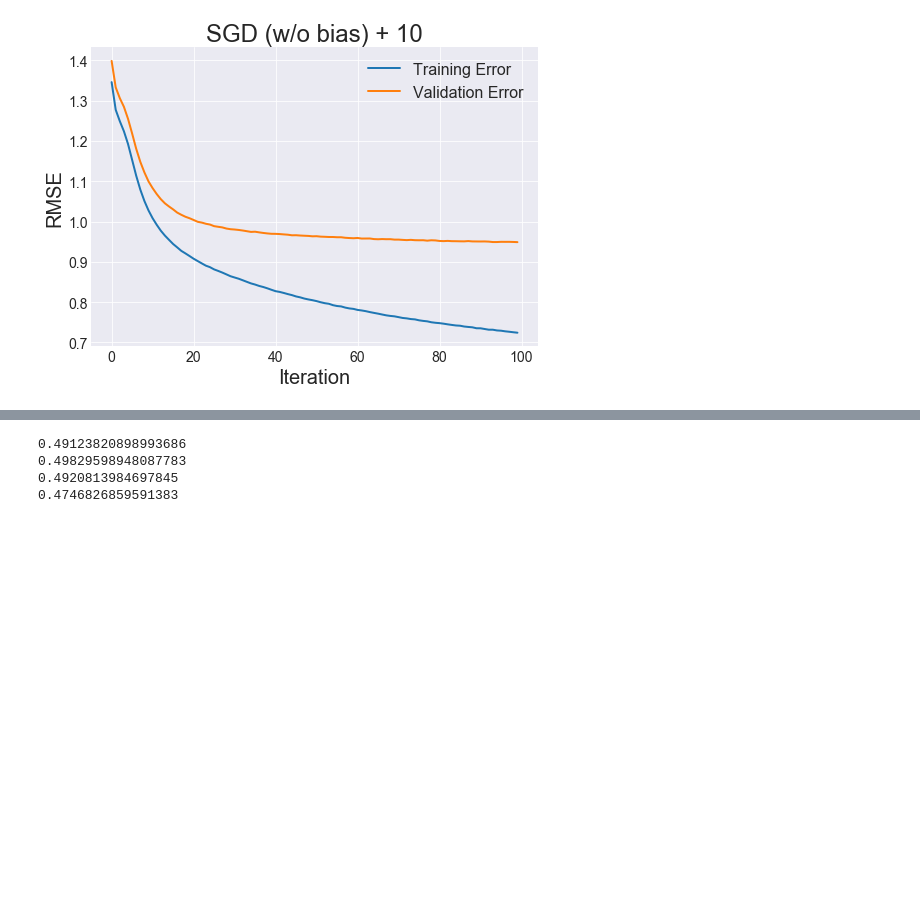
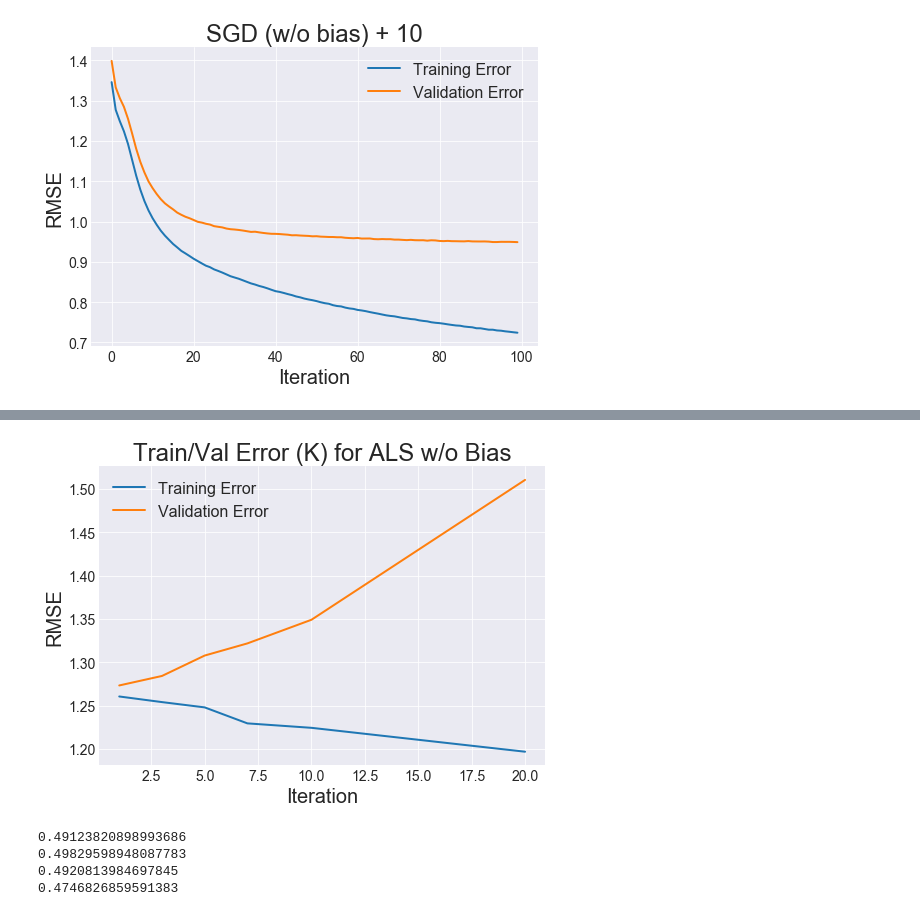
Before and after one commit to VincentGouteux/ProjectMF, a Jupyter notebook: MatrixFacto.ipynb, the cells around one changed output, grey strips where cells are left out. Saved outputs shown, nothing was run; the diff lists cells and outputs as text; code cells hidden in the pictures; blank space fills up the shorter version.

```diff
--- a/MatrixFacto.ipynb
+++ b/MatrixFacto.ipynb
@@ -294,14 +294,15 @@ class MatrixFactorization():
         trainSamples, valSamples, testSamples = self.splitTrainValTest()
         for i in range(self.maxIter):
             self.coordinateDescentIteration()
-            trainError = self.computeTotalErrorSamples(trainSamples)
 
             if logging:
+                trainError = self.computeTotalErrorSamples(trainSamples)
+
                 valError = self.computeTotalErrorSamples(valSamples)
                 history['trainErrors'].append(trainError)
                 history['valErrors'].append(valError)
-            if trainError < self.epsilon:
-                break
+            #if trainError < self.epsilon:
+            #    break
 
         history['trainError'] = self.computeTotalErrorSamples(trainSamples)
         history['valError'] = self.computeTotalErrorSamples(valSamples)
@@ -341,8 +342,8 @@ class MatrixFactorization():
                 valError = self.computeTotalErrorSamples(valSamples)
                 history['trainErrors'].append(trainError)
                 history['valErrors'].append(valError)
-            if trainError < self.epsilon:
-                break
+            #if trainError < self.epsilon:
+            #    break
 
         history['trainError'] = self.computeTotalErrorSamples(trainSamples)
         history['valError'] = self.computeTotalErrorSamples(valSamples)
@@ -437,8 +438,8 @@ class MatrixFactorization():
                 valError = self.computeTotalErrorSamples(valSamples)
                 history['trainErrors'].append(trainError)
                 history['valErrors'].append(valError)
-            if trainError < self.epsilon:
-                break
+            #if trainError < self.epsilon:
+            #    break
         history['trainError'] = self.computeTotalErrorSamples(trainSamples)
         history['valError'] = self.computeTotalErrorSamples(valSamples)
 
@@ -518,7 +519,7 @@ mf_als = MatrixFactorization(R_als,
                              testFrac=0.0,
                              withBias=False,
                              maxIter =100)
-U_als, V_als, history_als = mf_als.stochasticGradientDescent(True)
+U_als, V_als, history_als = mf_als.als(True)
 t2 = time.time()
 print(t2-t1)
 # %% [output]
@@ -588,14 +589,14 @@ for k in range(len(regRange)):
 [figure]
 [figure]
 # %%
-# Test impact of factor K
+# Test impact of factor K for ALS
 factorsRange = [1, 3, 5, 7, 10, 20]
 trainErrors = []
 valErrors = []
 for K in factorsRange:
     R_als = Df2Numpy(ratings)
     mf_als = MatrixFactorization(R_als,
-                                 nFactors=5,
+                                 nFactors=K,
                                  lambdaReg=0.1,
                                  muReg=0.1,
                                  userBiasReg=0.0,
@@ -604,7 +605,7 @@ for K in factorsRange:
                                  valFrac=0.2,
                                  testFrac=0.0,
                                  withBias=False,
-                                 maxIter =50)
+                                 maxIter=100)
     _, _, history_als = mf_als.stochasticGradientDescent(False)
-    trainErrors.append = history_als.history['trainError']
-    valErrors.append = history_als.history['valError']
+    trainErrors.append(history_als['trainError'])
+    valErrors.append(history_als['valError'])
@@ -617,0 +612,10 @@ for K in factorsRange:
+# %%
+plt.plot(factorsRange, trainErrors, label='Training Error')
+plt.plot(factorsRange, valErrors, label='Validation Error')
+plt.title("Train/Val Error (K) for ALS w/o Bias")
+plt.ylabel('RMSE')
+plt.xlabel('Iteration')
+plt.legend()
+plt.show()
+# %% [output]
+[figure, added]
```
Also changed, not shown: parts of 4 cells of this notebook.
